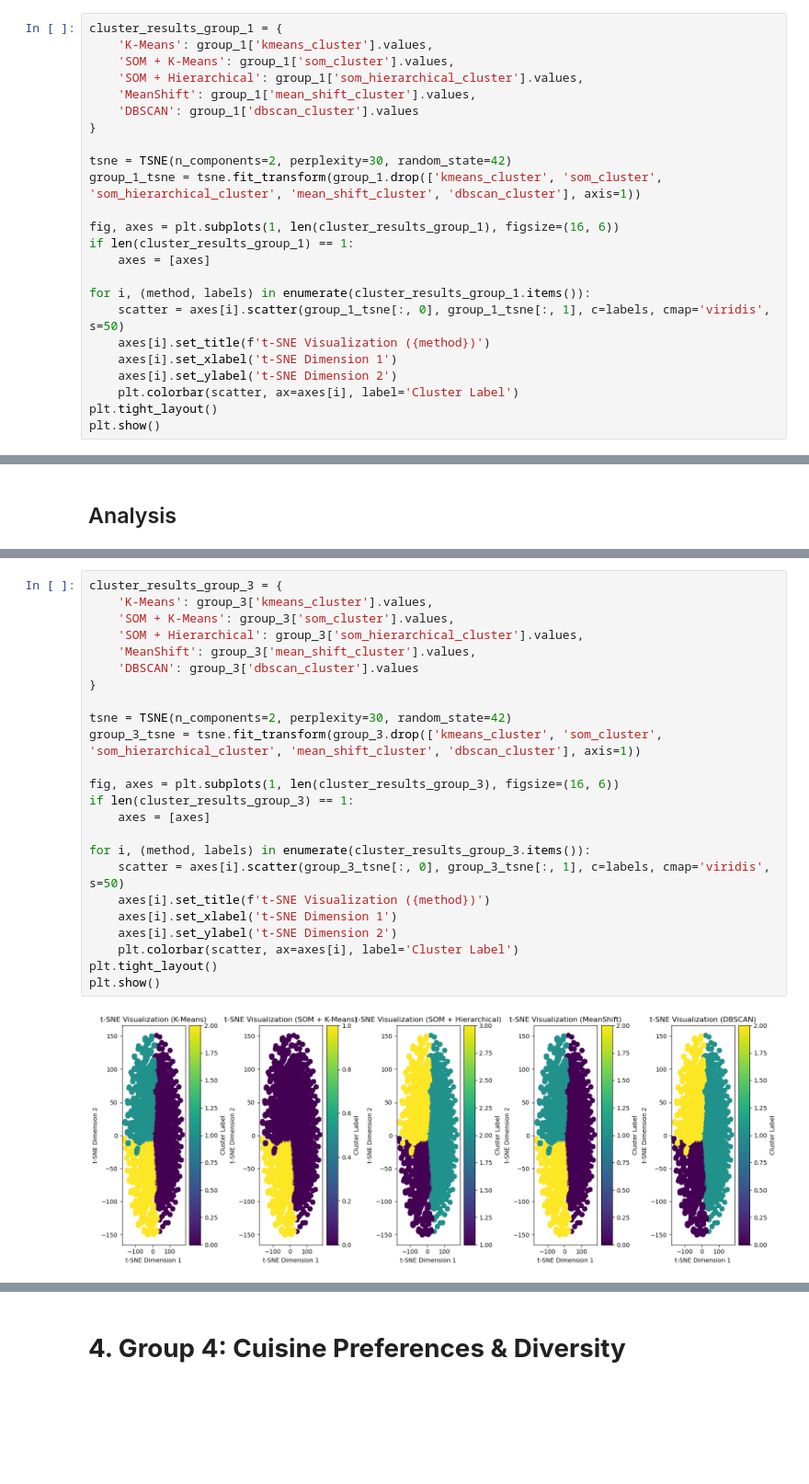
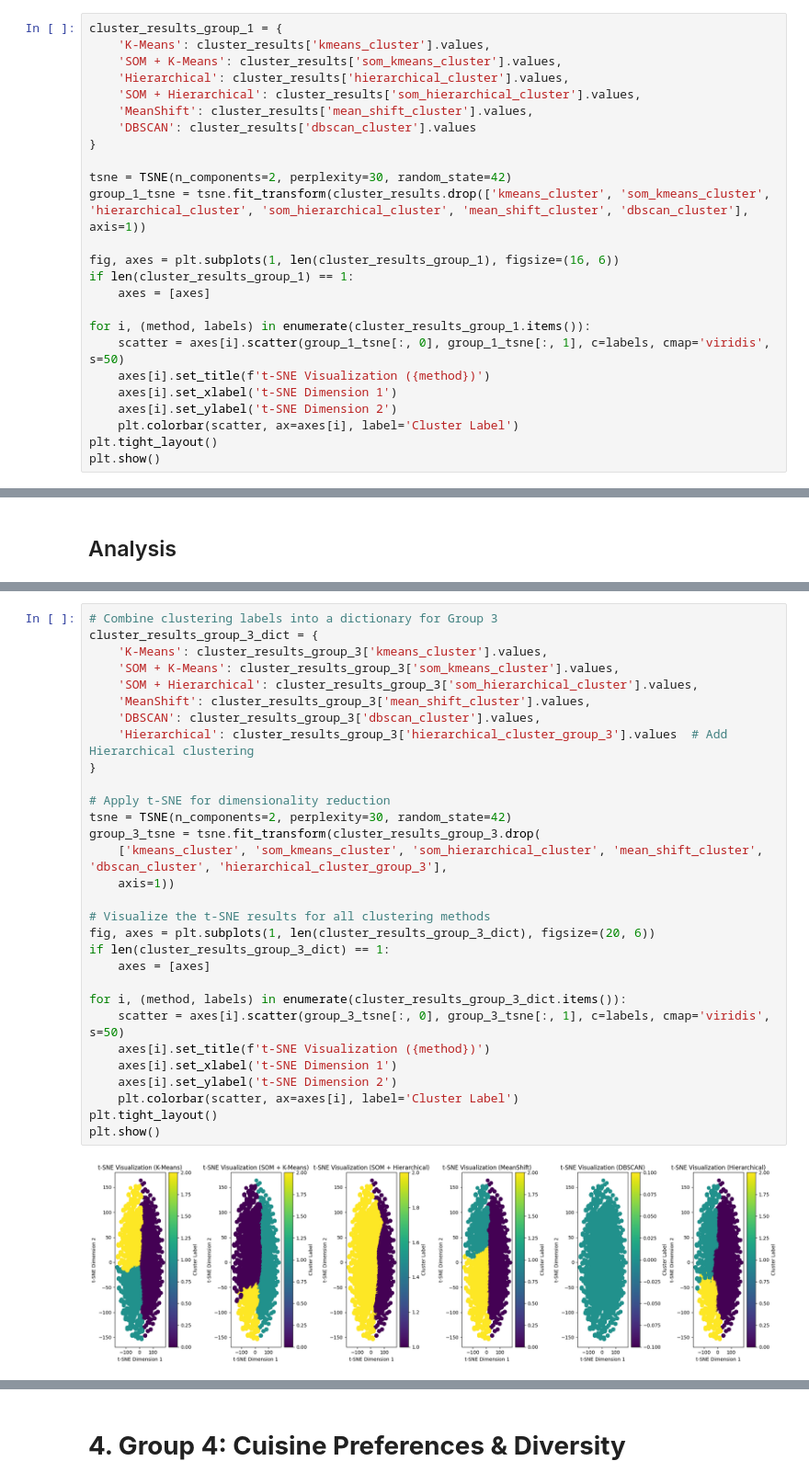
Before and after one commit to gugaaa1904/Data_Mining, a Jupyter notebook: Group 51 Clustering.ipynb, the cells around one changed output, grey strips where cells are left out. Shown at 92% size. Saved outputs shown, nothing was run; the diff lists cells and outputs as text; blank space fills up the shorter version.

```diff
--- a/Group 51 Clustering.ipynb
+++ b/Group 51 Clustering.ipynb
@@ -570,15 +793,16 @@ dbscan_cluster
 [⬆️ Back to Top](#top)
 # %%
 cluster_results_group_1 = {
-    'K-Means': group_1['kmeans_cluster'].values,
-    'SOM + K-Means': group_1['som_cluster'].values,
-    'SOM + Hierarchical': group_1['som_hierarchical_cluster'].values,
-    'MeanShift': group_1['mean_shift_cluster'].values,
-    'DBSCAN': group_1['dbscan_cluster'].values
+    'K-Means': cluster_results['kmeans_cluster'].values,
+    'SOM + K-Means': cluster_results['som_kmeans_cluster'].values,
+    'Hierarchical': cluster_results['hierarchical_cluster'].values,
+    'SOM + Hierarchical': cluster_results['som_hierarchical_cluster'].values,
+    'MeanShift': cluster_results['mean_shift_cluster'].values,
+    'DBSCAN': cluster_results['dbscan_cluster'].values
 }
 
 tsne = TSNE(n_components=2, perplexity=30, random_state=42)
-group_1_tsne = tsne.fit_transform(group_1.drop(['kmeans_cluster', 'som_cluster', 'som_hierarchical_cluster', 'mean_shift_cluster', 'dbscan_cluster'], axis=1))
+group_1_tsne = tsne.fit_transform(cluster_results.drop(['kmeans_cluster', 'som_kmeans_cluster', 'hierarchical_cluster', 'som_hierarchical_cluster', 'mean_shift_cluster', 'dbscan_cluster'], axis=1))
 
 fig, axes = plt.subplots(1, len(cluster_results_group_1), figsize=(16, 6))
 if len(cluster_results_group_1) == 1:
@@ -1486,28 +2143,34 @@ cluster_summary
 
 [⬆️ Back to Top](#top)
 # %%
-cluster_results_group_3 = {
-    'K-Means': group_3['kmeans_cluster'].values,
-    'SOM + K-Means': group_3['som_cluster'].values,
-    'SOM + Hierarchical': group_3['som_hierarchical_cluster'].values,
-    'MeanShift': group_3['mean_shift_cluster'].values,
-    'DBSCAN': group_3['dbscan_cluster'].values
+# Combine clustering labels into a dictionary for Group 3
+cluster_results_group_3_dict = {
+    'K-Means': cluster_results_group_3['kmeans_cluster'].values,
+    'SOM + K-Means': cluster_results_group_3['som_kmeans_cluster'].values,
+    'SOM + Hierarchical': cluster_results_group_3['som_hierarchical_cluster'].values,
+    'MeanShift': cluster_results_group_3['mean_shift_cluster'].values,
+    'DBSCAN': cluster_results_group_3['dbscan_cluster'].values,
+    'Hierarchical': cluster_results_group_3['hierarchical_cluster_group_3'].values  # Add Hierarchical clustering
 }
 
+# Apply t-SNE for dimensionality reduction
 tsne = TSNE(n_components=2, perplexity=30, random_state=42)
-group_3_tsne = tsne.fit_transform(group_3.drop(['kmeans_cluster', 'som_cluster', 'som_hierarchical_cluster', 'mean_shift_cluster', 'dbscan_cluster'], axis=1))
+group_3_tsne = tsne.fit_transform(cluster_results_group_3.drop(
+    ['kmeans_cluster', 'som_kmeans_cluster', 'som_hierarchical_cluster', 'mean_shift_cluster', 'dbscan_cluster', 'hierarchical_cluster_group_3'],
+    axis=1))
 
-fig, axes = plt.subplots(1, len(cluster_results_group_3), figsize=(16, 6))
-if len(cluster_results_group_3) == 1:
+# Visualize the t-SNE results for all clustering methods
+fig, axes = plt.subplots(1, len(cluster_results_group_3_dict), figsize=(20, 6))
+if len(cluster_results_group_3_dict) == 1:
     axes = [axes]
 
-for i, (method, labels) in enumerate(cluster_results_group_3.items()):
+for i, (method, labels) in enumerate(cluster_results_group_3_dict.items()):
     scatter = axes[i].scatter(group_3_tsne[:, 0], group_3_tsne[:, 1], c=labels, cmap='viridis', s=50)
     axes[i].set_title(f't-SNE Visualization ({method})')
     axes[i].set_xlabel('t-SNE Dimension 1')
     axes[i].set_ylabel('t-SNE Dimension 2')
     plt.colorbar(scatter, ax=axes[i], label='Cluster Label')
 plt.tight_layout()
 plt.show()
 # %% [output]
-[figure, old version]
+[figure, new version]
```
Also changed, not shown: parts of 113 cells of this notebook, 4 other files.
